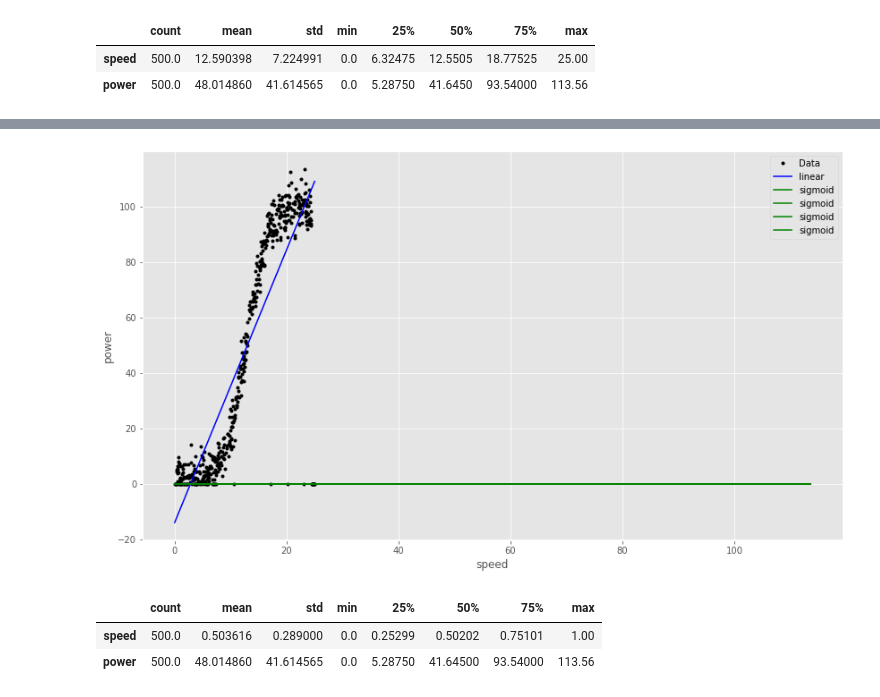
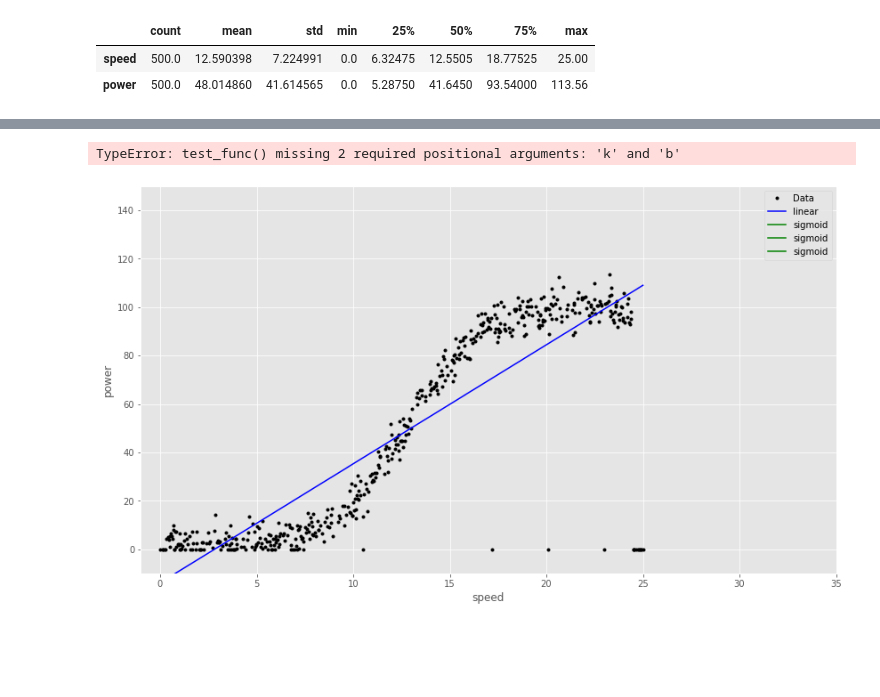
Before and after one commit to ClaireGMIT/MLS_Project2020, a Jupyter notebook: MLS Project-Copy6.ipynb, the cells around one changed output, grey strips where cells are left out. Cells and saved outputs as stored; diff of their text form; code cells hidden in the pictures; blank space fills up the shorter version.

```diff
--- a/MLS Project-Copy6.ipynb
+++ b/MLS Project-Copy6.ipynb
@@ -99,0 +103,19 @@ popt, pcov = curve_fit(sigmoid, X, y, p0, method='dogbox')
+# %%
+# https://docs.scipy.org/doc/scipy/reference/generated/scipy.optimize.curve_fit.html
+def func(x, a, b, c):
+    return a * np.exp(-b * x) + c
+
+xdata = df['speed']
+ydata = df['power']
+plt.plot(X, y, 'b-', label='data')
+
+
+popt, pcov = curve_fit(func, xdata, ydata)
+popt
+
+plt.plot(xdata, func(xdata, *popt), 'g--',label='fit: a=%5.3f, b=%5.3f, c=%5.3f' % tuple(popt))
+
+plt.xlabel('x')
+plt.ylabel('y')
+plt.legend()
+plt.show()
@@ -100,27 +151,46 @@ popt, pcov = curve_fit(sigmoid, X, y, p0, method='dogbox')
+# %%
+#https://scipy-lectures.org/intro/scipy.html#optimization-and-fit-scipy-optimize
+import numpy as np
+
+df = pd.read_csv("https://raw.githubusercontent.com/ClaireGMIT/MLS_Project2020/main/powerproduction.csv")
+
+X = df['speed']
+y = df['power']
+
+def test_func(x, L, x0, k, b):
+    return L / (1 + np.exp(-k*(X-X0)))+b
+
+#TypeError: test_func() missing 2 required positional arguments: 'k' and 'b'
+
+params, params_covariance = curve_fit(test_func, X, y, p0=[2,2])
+
+plt.plot(params, params_covariance) #check visual
+plt.plot(X, y,'k.', label="Data")
+# %% [output]
+TypeError: test_func() missing 2 required positional arguments: 'k' and 'b'
 # %%
 #Best fit straight line
 plt.plot(X, y,'k.', label="Data")
 
 plt.plot(X, m * X + c, 'b-', label="linear")#plot best fit straight line
 
 plt.plot(popt, pcov, 'g-', label="sigmoid")
 
 plt.xlabel('speed')
 plt.ylabel('power')
 
+plt.xlim(-1,35)
+plt.ylim(-10,150)
+
 plt.legend()
 plt.show()
 # %% [output]
-[figure, old version]
+[figure, new version]
 # %%
 target_column = ['power']
 predictors = list(set(list(df.columns))-set(target_column))
 df[predictors] = df[predictors]/df[predictors].max()
 df.describe().transpose()
-# %% [output]
-|  | count | mean | std | min | 25% | 50% | 75% | max |
-| speed | 500.0 | 0.503616 | 0.289000 | 0.0 | 0.25299 | 0.50202 | 0.75101 | 1.00 |
-| power | 500.0 | 48.014860 | 41.614565 | 0.0 | 5.28750 | 41.64500 | 93.54000 | 113.56 |
 # %%
 X = df['speed']
 y = df['power']
```
Also changed, not shown: parts of 6 cells of this notebook, 2 other files.
